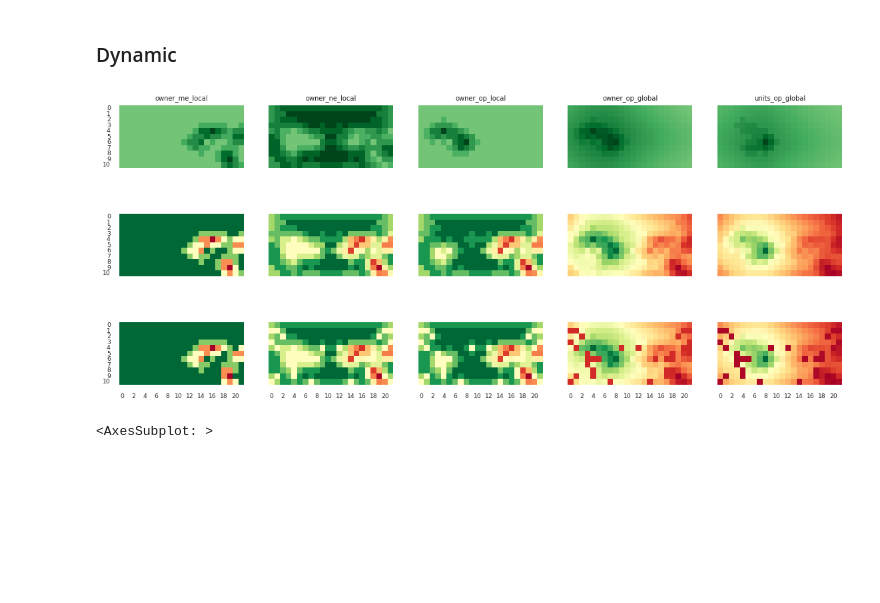
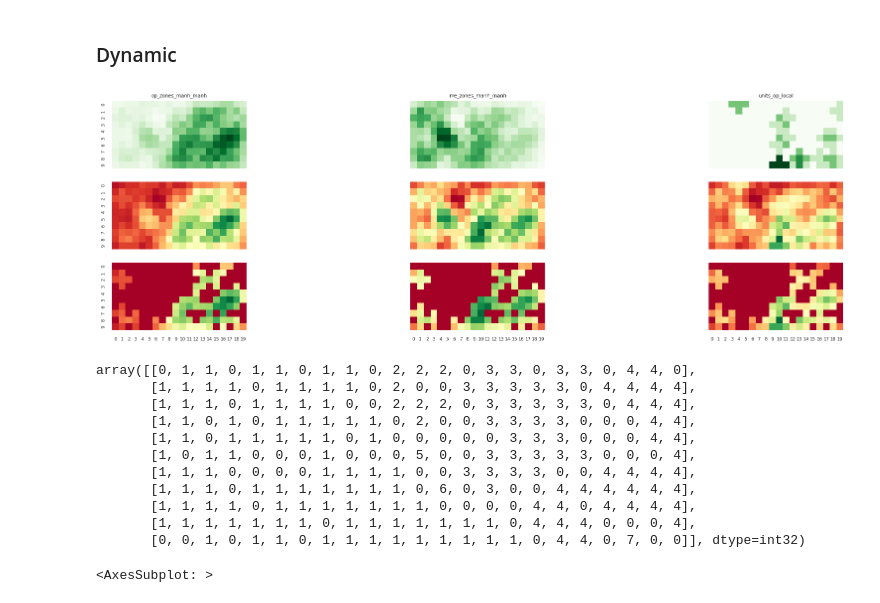
Before and after one commit to justin4480/challenge22, a Jupyter notebook: visulise.ipynb, the cells around one changed output. Drawn from its saved outputs; the diff is of its cells as text; code cells hidden in the pictures; blank space fills up the shorter version.

```diff
--- a/visulise.ipynb
+++ b/visulise.ipynb
@@ -82,0 +94,11 @@ class Input:
+# %%
+min_max = lambda x: (x - x.min()) / (x.max() - x.min() + 1e-10)
+
+fig, ax = plt.subplots(3, 3, figsize=(22, 12), sharex=True, sharey=True)
+sns.heatmap(board.tile_live, square=True, cbar=False, linewidths=1, ax=ax[0,0], annot=True, cmap='Greens')
+sns.heatmap(min_max(board.tile_live_manh), square=True, cbar=False, linewidths=1, ax=ax[1,0], annot=True, cmap='Greens', fmt='.1f').set_title('tile_live_manh')
+sns.heatmap(min_max(board.tile_live_manh_2), square=True, cbar=False, linewidths=1, ax=ax[1,1], annot=True, cmap='Greens', fmt='.1f').set_title('tile_live_manh_2')
+sns.heatmap(min_max(board.tile_live_manh_3), square=True, cbar=False, linewidths=1, ax=ax[1,2], annot=True, cmap='Greens', fmt='.1f').set_title('tile_live_manh_3')
+sns.heatmap(min_max(board.tile_live_manh_4), square=True, cbar=False, linewidths=1, ax=ax[2,0], annot=True, cmap='Greens', fmt='.1f').set_title('tile_live_manh_4')
+sns.heatmap(min_max(board.tile_live_manh_5), square=True, cbar=False, linewidths=1, ax=ax[2,1], annot=True, cmap='Greens', fmt='.1f').set_title('tile_live_manh_5')
+sns.heatmap(min_max(board.tile_live_manh_6), square=True, cbar=False, linewidths=1, ax=ax[2,2], annot=True, cmap='Greens', fmt='.1f').set_title('tile_live_manh_6')
@@ -177,38 +232,68 @@ for row, island in enumerate(board.island_active):
 # %%
 def show_heatmap(weights, board, condition):
     min_max = lambda x: (x - x.min()) / (x.max() - x.min() + 1e-10)
     a = np.full_like(board.scrap_amount, 0, dtype=np.float64)
 
-    fig, ax = plt.subplots(3, len(weights), figsize=(14, 6), sharex=True, sharey=True)
+    fig, ax = plt.subplots(3, len(weights), figsize=(22, 6), sharex=True, sharey=True)
     for i, (key, value) in enumerate(weights.items()):
         b = min_max(getattr(board, key))
         a += b * value
-        sns.heatmap(data=b, ax=ax[0, i], square=True, cbar=False, vmin=-1, vmax=1, cmap='Greens').set_title(key)
+        sns.heatmap(data=b, ax=ax[0, i], square=True, cbar=False, vmin=0, vmax=1, cmap='Greens').set_title(key)
         sns.heatmap(data=a, ax=ax[1, i], square=True, cbar=False, cmap='RdYlGn')
         sns.heatmap(data=a * condition, ax=ax[2, i], square=True, cbar=False, cmap='RdYlGn')
     plt.show()
 
+recycle_weights = {
+    'scrap_amount_manh_survivors':  +1,
+    'units_me_manh':                -2,
+    'tile_live_manh_3':             -1,
+    'in_range_of_my_recycler':      -1,
+}
 move_weights = {
-    'owner_me_local':   -1,
-    'owner_ne_local':   +1,
-    'owner_op_local':   +1,
-    'owner_op_global':  +5,
-    'units_op_global':  +5,
+    'my_end_global':                    -1,
+    'owner_op_col_distribution_global': +5,
+    'op_zones_global':                  +1,
+    'op_zones_manh_manh':               +1,
+    'owner_op_global':                  +1,
+    'owner_ne_global':                  +1,
+    # 'owner_me_global':                  -1,
+    # 'tile_live_manh_3':                 +1,
+    'tile_live_manh_6':                 +1,
+    'my_units_row_distribution':        -2,
+    # 'my_units_col_distribution':        +1,
+}
+defensive = {
+    'op_zones_manh_manh':               +1,
+    'me_zones_manh_manh':               +1,
+    'units_op_local':                   +1,
 }
 spawn_weights = {
-    'owner_op_local':   +4,
-    'owner_ne_local':   +1,
-    'units_me_global':  -1,
-}
-build_weights = {
-    # 'owner_me_global':  -5,
-    'units_op_global':  +1,
+    # 'units_me':         -1,
+    # 'units_me_manh':    -1,
+    # 'units_me_manh_2':  -1,
+    # 'units_me_manh_3':  -1,
+    # 'units_me_manh_4':  -1,
+    # 'units_me_global':  -1,
 }
 
-input = Input(log_file='start_f5.txt')
-show_heatmap(move_weights, input.board(1), input.board(1).live_active_tile)
+input = Input(log_file='defensive_bubble.txt')
+show_heatmap(defensive, input.board(1), input.board(1).live_active_tile)
 # %% [output]
-[figure, old version]
+[figure, new version]
+# %%
+input.board(1).island
+# %% [output]
+array([[0, 1, 1, 0, 1, 1, 0, 1, 1, 0, 2, 2, 2, 0, 3, 3, 0, 3, 3, 0, 4, 4, 0],
+       [1, 1, 1, 1, 0, 1, 1, 1, 1, 0, 2, 0, 0, 3, 3, 3, 3, 3, 0, 4, 4, 4, 4],
+       [1, 1, 1, 0, 1, 1, 1, 1, 0, 0, 2, 2, 2, 0, 3, 3, 3, 3, 3, 0, 4, 4, 4],
+       [1, 1, 0, 1, 0, 1, 1, 1, 1, 1, 0, 2, 0, 0, 3, 3, 3, 3, 0, 0, 0, 4, 4],
+       [1, 1, 0, 1, 1, 1, 1, 1, 0, 1, 0, 0, 0, 0, 0, 3, 3, 3, 0, 0, 0, 4, 4],
+       [1, 0, 1, 1, 0, 0, 0, 1, 0, 0, 0, 5, 0, 0, 3, 3, 3, 3, 3, 0, 0, 0, 4],
+       [1, 1, 1, 0, 0, 0, 0, 1, 1, 1, 1, 0, 0, 3, 3, 3, 3, 0, 0, 4, 4, 4, 4],
+       [1, 1, 1, 0, 1, 1, 1, 1, 1, 1, 1, 0, 6, 0, 3, 0, 0, 4, 4, 4, 4, 4, 4],
+       [1, 1, 1, 1, 0, 1, 1, 1, 1, 1, 1, 1, 0, 0, 0, 0, 4, 4, 0, 4, 4, 4, 4],
+       [1, 1, 1, 1, 1, 1, 1, 0, 1, 1, 1, 1, 1, 1, 1, 0, 4, 4, 4, 0, 0, 0, 4],
+       [0, 0, 1, 0, 1, 1, 0, 1, 1, 1, 1, 1, 1, 1, 1, 1, 0, 4, 4, 0, 7, 0, 0]], dtype=int32)
 # %%
 input = Input(log_file='start_f5.txt')
 sns.heatmap(input.board(1).kernel_global, square=True)
```
Also changed, not shown: parts of 7 cells of this notebook, 6 other files.
